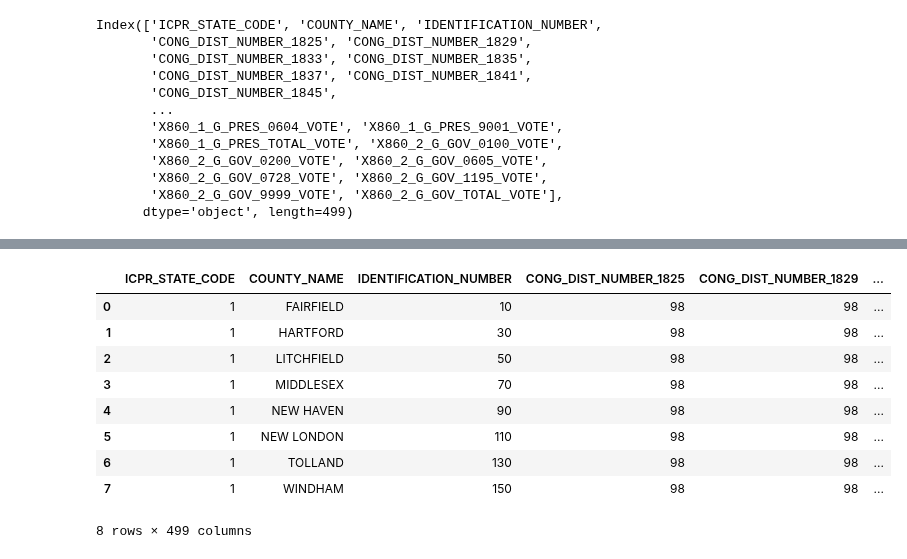
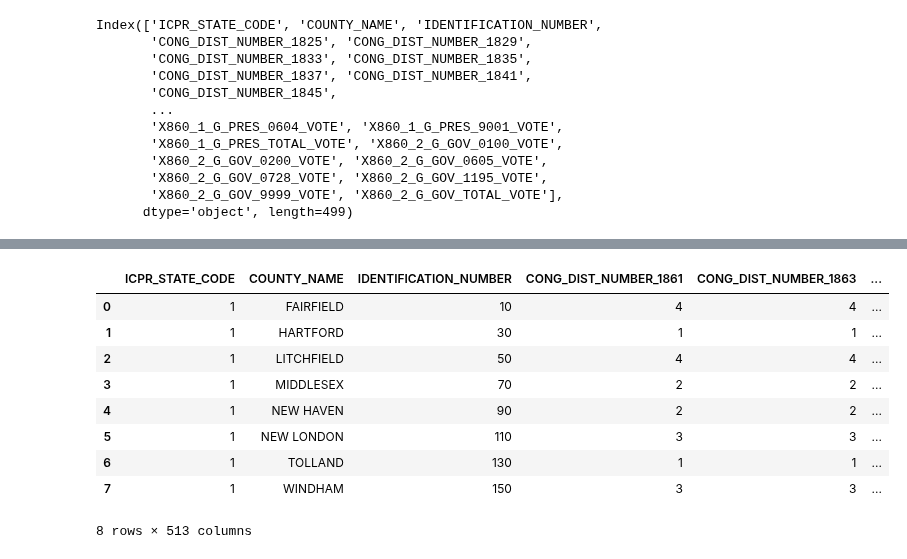
Before and after one commit to batShimon/similarity_data, a Jupyter notebook: cleanElectReturnData.ipynb, the cells around one changed output, grey strips where cells are left out. Drawn from its saved outputs; the diff is of its cells as text; code cells hidden in the pictures.

```diff
--- a/cleanElectReturnData.ipynb
+++ b/cleanElectReturnData.ipynb
@@ -34,0 +114,2 @@ array([1])
+# %%
+df2 = pd.read_csv(path.join(raw_data_dir, "./ICPSR_election_returns/DS0002/00001-0002-Data.csv"))
@@ -35,13 +131,13 @@ array([1])
 # %%
-df.head(10)
+df2.head(10)
 # %% [output]
-|  | ICPR_STATE_CODE | COUNTY_NAME | IDENTIFICATION_NUMBER | CONG_DIST_NUMBER_1825 | CONG_DIST_NUMBER_1829 | ... |
-| 0 | 1 | FAIRFIELD | 10 | 98 | 98 | ... |
-| 1 | 1 | HARTFORD | 30 | 98 | 98 | ... |
-| 2 | 1 | LITCHFIELD | 50 | 98 | 98 | ... |
-| 3 | 1 | MIDDLESEX | 70 | 98 | 98 | ... |
-| 4 | 1 | NEW HAVEN | 90 | 98 | 98 | ... |
-| 5 | 1 | NEW LONDON | 110 | 98 | 98 | ... |
-| 6 | 1 | TOLLAND | 130 | 98 | 98 | ... |
-| 7 | 1 | WINDHAM | 150 | 98 | 98 | ... |
+|  | ICPR_STATE_CODE | COUNTY_NAME | IDENTIFICATION_NUMBER | CONG_DIST_NUMBER_1861 | CONG_DIST_NUMBER_1863 | ... |
+| 0 | 1 | FAIRFIELD | 10 | 4 | 4 | ... |
+| 1 | 1 | HARTFORD | 30 | 1 | 1 | ... |
+| 2 | 1 | LITCHFIELD | 50 | 4 | 4 | ... |
+| 3 | 1 | MIDDLESEX | 70 | 2 | 2 | ... |
+| 4 | 1 | NEW HAVEN | 90 | 2 | 2 | ... |
+| 5 | 1 | NEW LONDON | 110 | 3 | 3 | ... |
+| 6 | 1 | TOLLAND | 130 | 1 | 1 | ... |
+| 7 | 1 | WINDHAM | 150 | 3 | 3 | ... |
-8 rows × 499 columns
+8 rows × 513 columns
```
Also changed, not shown: parts of 5 cells of this notebook.
